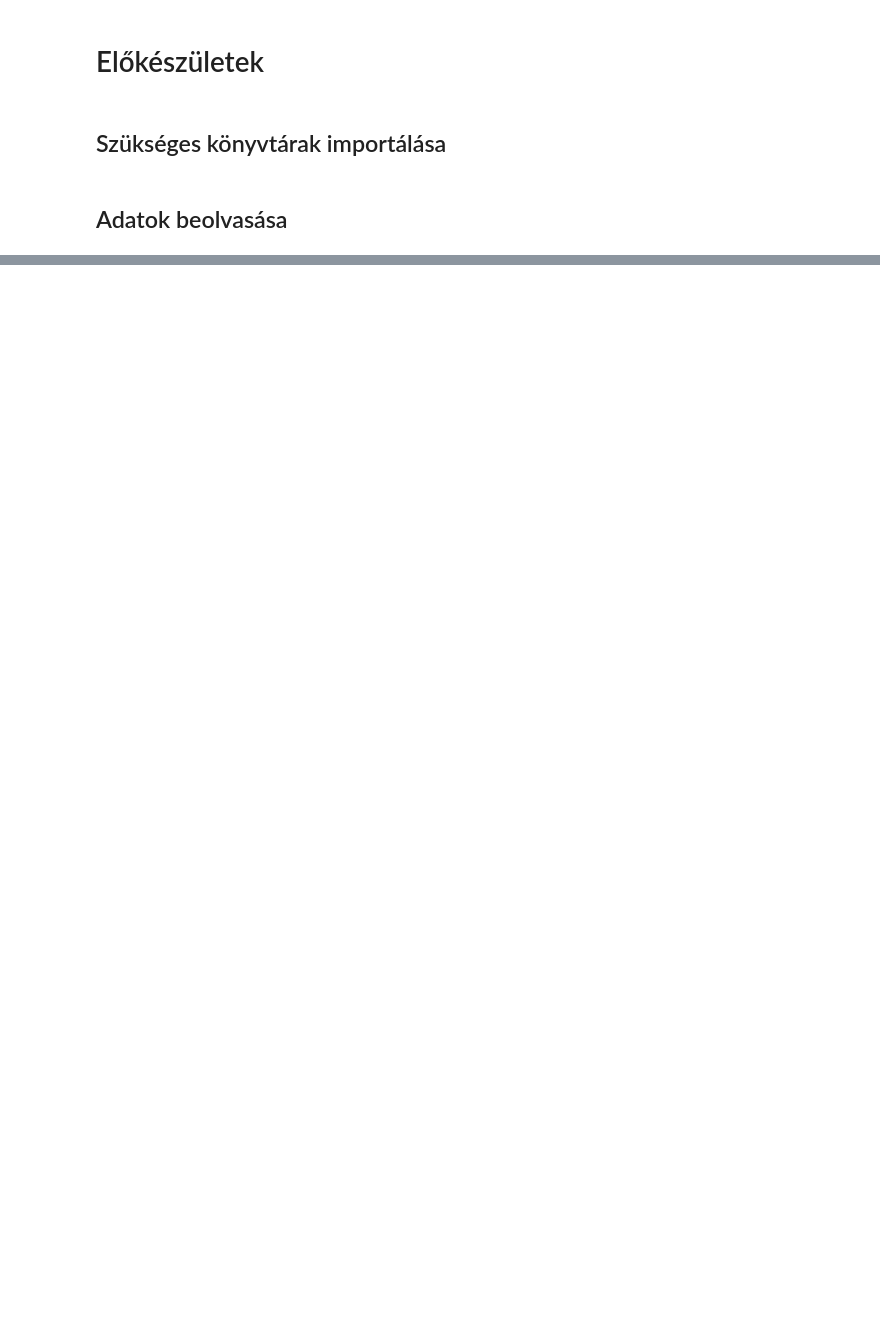
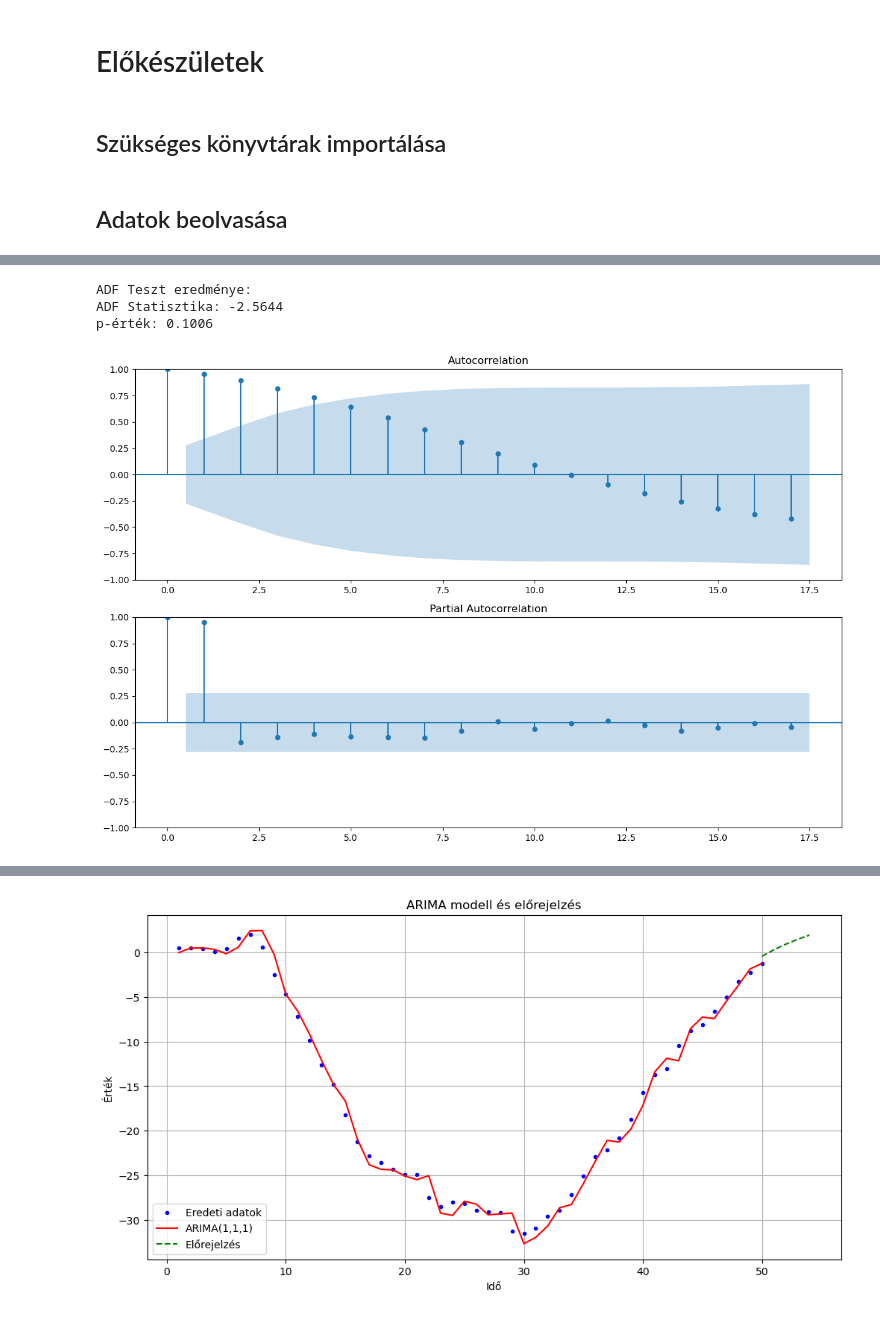
Before and after one commit to Iv4nyi/statHF, a Jupyter notebook: 3. Feladat.ipynb, the cells around one changed output, grey strips where cells are left out. Cells and saved outputs as stored; diff of their text form; code cells hidden in the pictures; blank space fills up the shorter version.

```diff
--- a/3. Feladat.ipynb
+++ b/3. Feladat.ipynb
@@ -117,0 +353,73 @@ Model:                            OLS   Adj. R-squared:                  0.916
+# %%
+# Idősor stacionaritásának vizsgálata (ADF teszt)
+adf_result = adfuller(df['Érték'])
+print('\nADF Teszt eredménye:')
+print(f'ADF Statisztika: {adf_result[0]:.4f}')
+print(f'p-érték: {adf_result[1]:.4f}')
+
+# ACF és PACF ábrák a paraméterek meghatározásához
+fig, (ax1, ax2) = plt.subplots(2, 1, figsize=(12, 8))
+plot_acf(df['Érték'], ax=ax1)
+plot_pacf(df['Érték'], ax=ax2)
+plt.tight_layout()
+plt.show()
+
+# ARIMA modell illesztése
+p, d, q = 1, 1, 1
+model = ARIMA(df['Érték'], order=(p, d, q))
+results = model.fit()
+
+# Illesztett értékek és előrejelzések
+fitted_values = results.fittedvalues
+forecast = results.forecast(steps=5)
+
+# Reziduálisok vizsgálata
+residuals = results.resid
+
+# 1. Várható érték vizsgálata
+resid_mean = np.mean(residuals)
+resid_std = np.std(residuals, ddof=1)
+t_stat = resid_mean / (resid_std/np.sqrt(len(residuals)))
+p_value_mean = 2 * stats.t.cdf(-abs(t_stat), len(residuals)-1)
+
+# 2. Normalitás vizsgálata
+shapiro_stat, shapiro_p = stats.shapiro(residuals)
+
+# 3. Függetlenség vizsgálata
+dw_stat = sm.stats.stattools.durbin_watson(residuals)
+
+# 4. Homoszkedaszticitás vizsgálata
+exog = sm.add_constant(fitted_values)
+bp_test = sm.stats.diagnostic.het_breuschpagan(residuals, exog)
+
+print('\nModell eredmények:')
+print(results.summary().tables[0])
+print(results.summary().tables[1])
+
+print('\nHibatagok vizsgálata:')
+print(f'Várható érték teszt p-érték: {p_value_mean:.4f}')
+print(f'Shapiro-Wilk teszt p-érték: {shapiro_p:.4f}')
+print(f'Durbin-Watson statisztika: {dw_stat:.4f}')
+print(f'Breusch-Pagan teszt p-érték: {bp_test[1]:.4f}')
+
+print('\nElőrejelzések:')
+for i, pred in enumerate(forecast, 1):
+    print(f'{len(df) + i}. időpont: {pred:.2f}')
+
+# Ábrázolás
+plt.figure(figsize=(12, 6))
+plt.plot(df['Idő'], df['Érték'], 'b.', label='Eredeti adatok')
+plt.plot(df['Idő'], fitted_values, 'r-', label=f'ARIMA({p},{d},{q})')
+future_points = np.arange(len(df), len(df) + 5)
+plt.plot(future_points, forecast, 'g--', label='Előrejelzés')
+plt.title('ARIMA modell és előrejelzés')
+plt.xlabel('Idő')
+plt.ylabel('Érték')
+plt.legend()
+plt.grid(True)
+plt.show()
+# %% [output]
+ADF Teszt eredménye:
+ADF Statisztika: -2.5644
+p-érték: 0.1006
+[figure, added]
@@ -117,0 +443 @@ Model:                            OLS   Adj. R-squared:                  0.916
+[figure, added]
```
Also changed, not shown: parts of 11 cells of this notebook, 12 other files.
